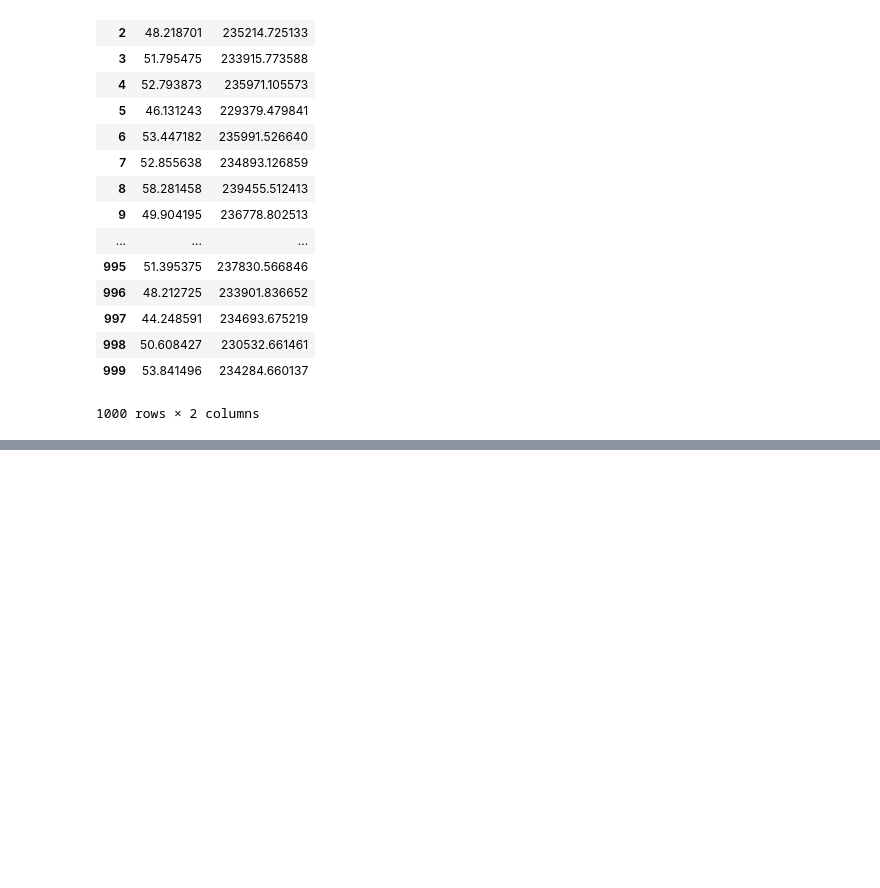
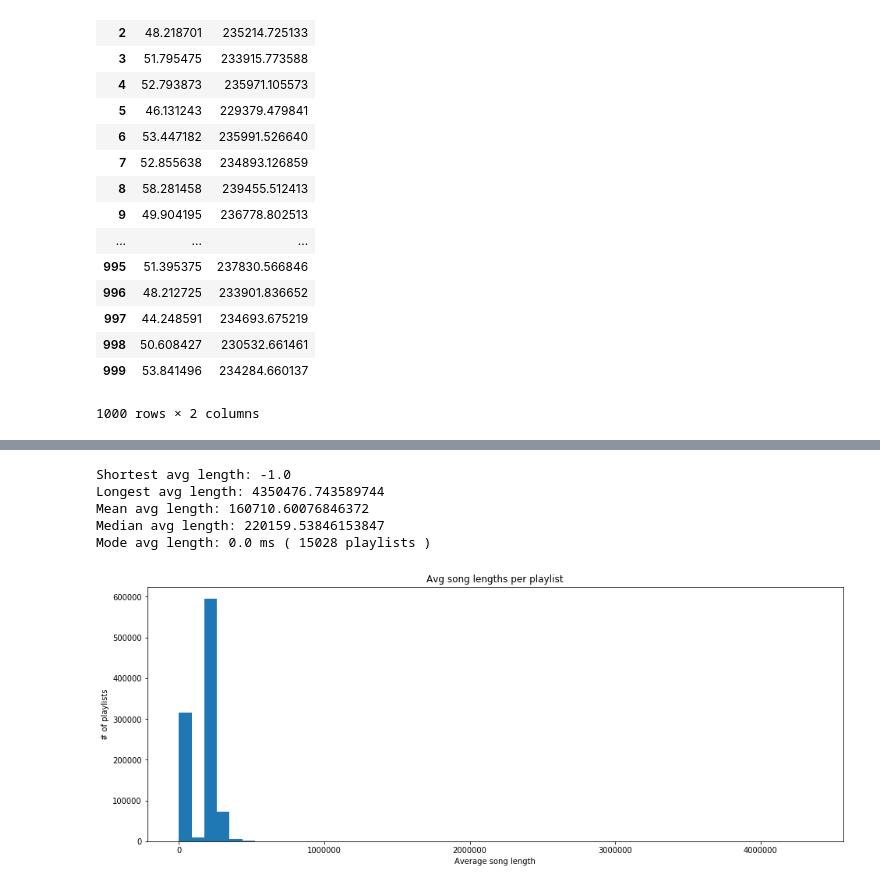
Before and after one commit to awgeezrick/CS109a_finalproject_group20, a Jupyter notebook: erik/scratch_notebook.ipynb, the cells around one changed output, grey strips where cells are left out. Cells and saved outputs as stored; diff of their text form; code cells hidden in the pictures; blank space fills up the shorter version.

```diff
--- a/erik/scratch_notebook.ipynb
+++ b/erik/scratch_notebook.ipynb
@@ -140,0 +296,23 @@ playlists_df
+# %%
+# plot playlist avg song lengths
+fig, ax = plt.subplots(1, 1, figsize=(16, 6))
+
+ax.hist(songs_per_playlist_avg[:, 1], bins=50);
+
+ax.set_title('Avg song lengths per playlist')
+ax.set_ylabel('# of playlists')
+ax.set_xlabel('Average song length');
+
+print('Shortest avg length:', np.min(songs_per_playlist_avg[:, 1]))
+print('Longest avg length:', np.max(songs_per_playlist_avg[:, 1]))
+print('Mean avg length:', np.mean(songs_per_playlist_avg[:, 1]))
+print('Median avg length:', np.median(songs_per_playlist_avg[:, 1]))
+print('Mode avg length:', stats.mode(songs_per_playlist_avg[:, 1])[0][0], 'ms (',
+     stats.mode(songs_per_playlist_count[:, 1])[1][0], 'playlists )')
+# %% [output]
+Shortest avg length: -1.0
+Longest avg length: 4350476.743589744
+Mean avg length: 160710.60076846372
+Median avg length: 220159.53846153847
+Mode avg length: 0.0 ms ( 15028 playlists )
+[figure, added]
```
Also changed, not shown: parts of 26 cells of this notebook, 2 other files.
